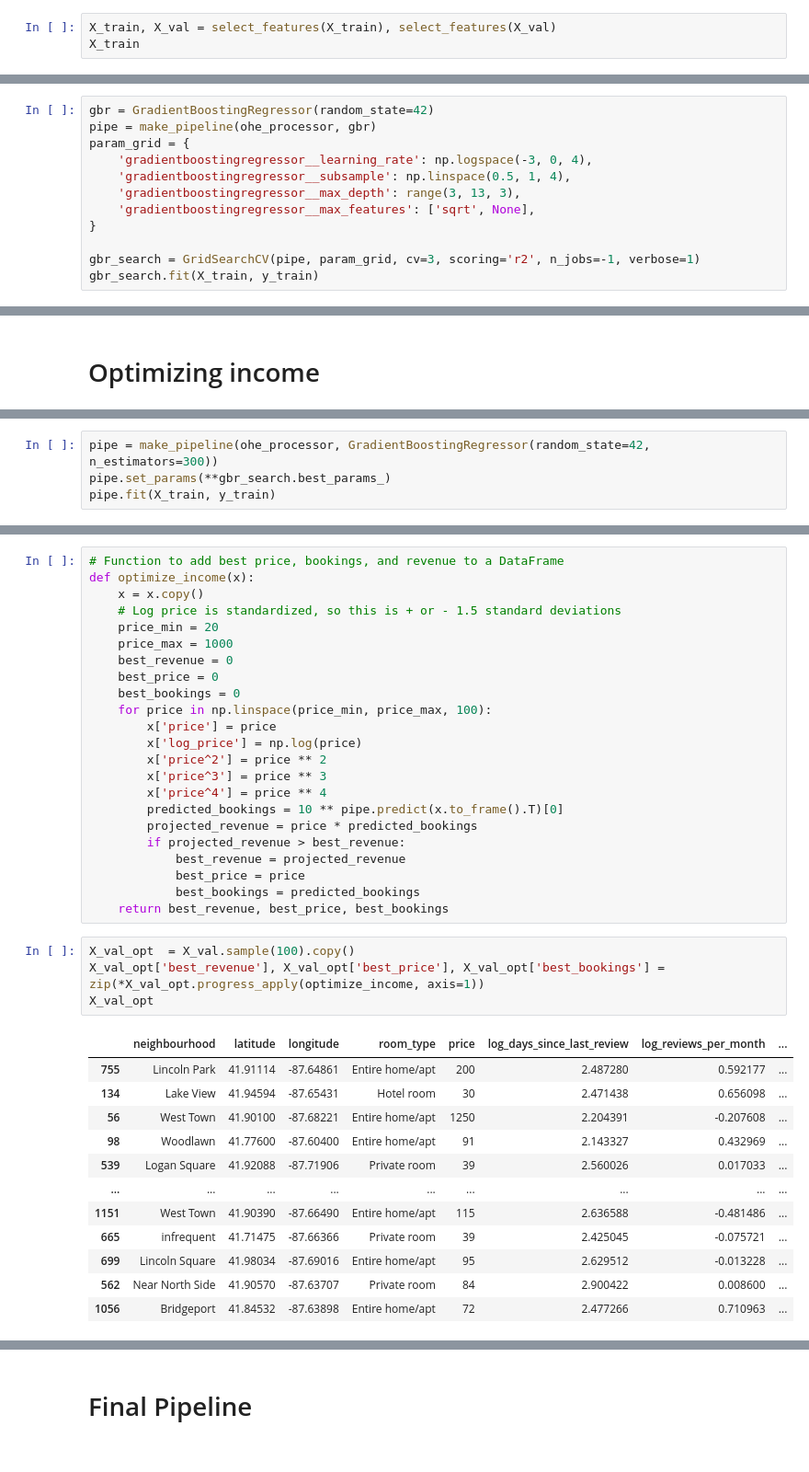
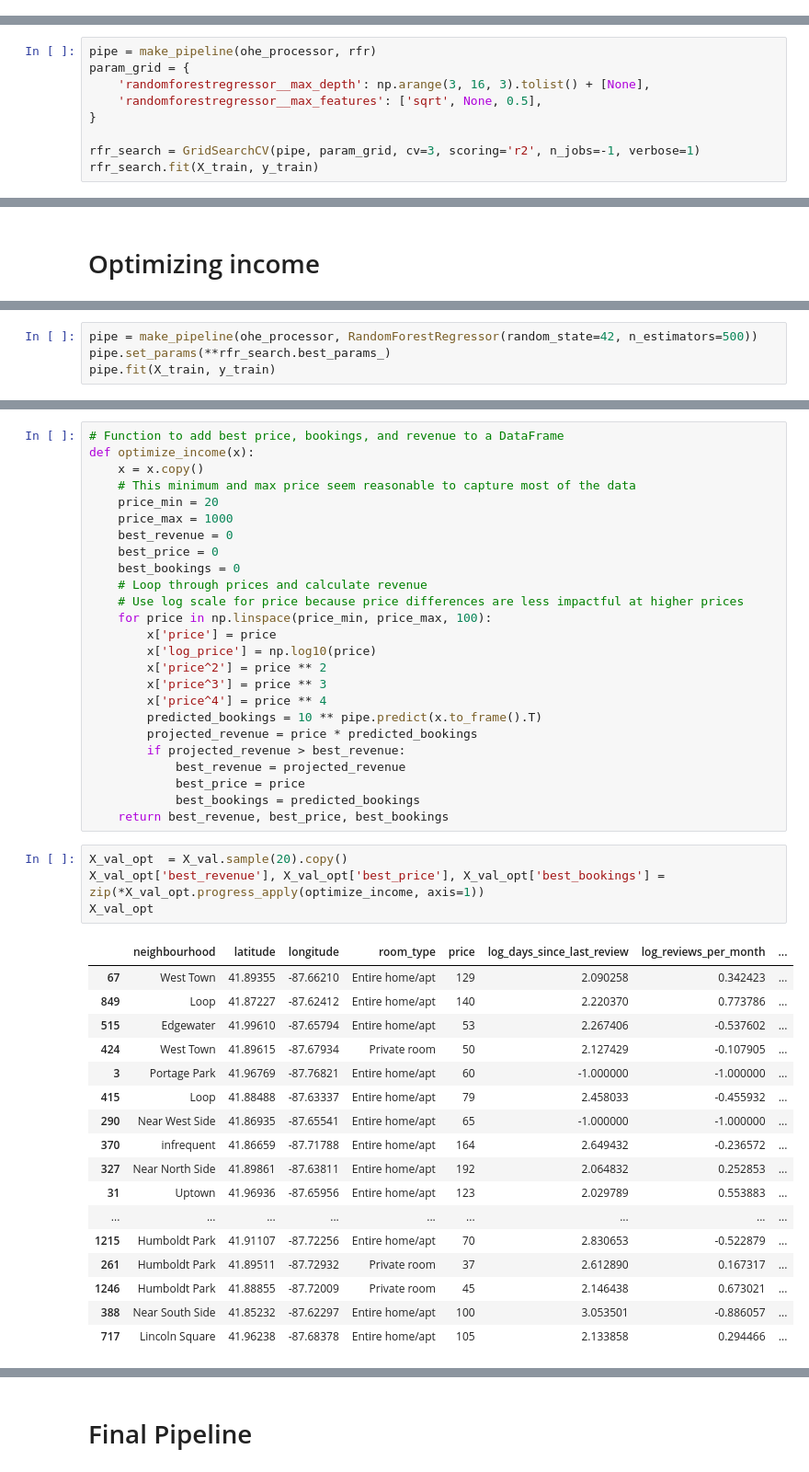
Before and after one commit to Feebami/Chicago_Airbnb_MLPipeline, a Jupyter notebook: model_training.ipynb, the cells around one changed output, grey strips where cells are left out. Shown: that part at 92% size. Cells and saved outputs as stored; diff of their text form.

```diff
--- a/model_training.ipynb
+++ b/model_training.ipynb
@@ -162,3 +143,0 @@ def select_features(df):
-# %%
-X_train, X_val = select_features(X_train), select_features(X_val)
-X_train
@@ -235,15 +200,12 @@ Random Forest Regressor is the best model for this dataset. Now I will tune the
 # %% [markdown]
 Random forests are scale invariant so I wont include the StandardScaler in the pipeline and I'll unscale the target.
 # %%
-gbr = GradientBoostingRegressor(random_state=42)
-pipe = make_pipeline(ohe_processor, gbr)
+pipe = make_pipeline(ohe_processor, rfr)
 param_grid = {
-    'gradientboostingregressor__learning_rate': np.logspace(-3, 0, 4),
-    'gradientboostingregressor__subsample': np.linspace(0.5, 1, 4),
-    'gradientboostingregressor__max_depth': range(3, 13, 3),
-    'gradientboostingregressor__max_features': ['sqrt', None],
+    'randomforestregressor__max_depth': np.arange(3, 16, 3).tolist() + [None],
+    'randomforestregressor__max_features': ['sqrt', None, 0.5],
 }
 
-gbr_search = GridSearchCV(pipe, param_grid, cv=3, scoring='r2', n_jobs=-1, verbose=1)
-gbr_search.fit(X_train, y_train)
+rfr_search = GridSearchCV(pipe, param_grid, cv=3, scoring='r2', n_jobs=-1, verbose=1)
+rfr_search.fit(X_train, y_train)
 # %% [output]
@@ -288,6 +247,6 @@ The income of a listing is the price * (365 - availability_365). To optimize the
 # %%
-pipe = make_pipeline(ohe_processor, GradientBoostingRegressor(random_state=42, n_estimators=300))
-pipe.set_params(**gbr_search.best_params_)
+pipe = make_pipeline(ohe_processor, RandomForestRegressor(random_state=42, n_estimators=500))
+pipe.set_params(**rfr_search.best_params_)
 pipe.fit(X_train, y_train)
 # %% [output]
 Pipeline(steps=[('columntransformer',
@@ -304,19 +261,21 @@ Pipeline(steps=[('columntransformer',
 # Function to add best price, bookings, and revenue to a DataFrame
 def optimize_income(x):
     x = x.copy()
-    # Log price is standardized, so this is + or - 1.5 standard deviations
+    # This minimum and max price seem reasonable to capture most of the data
     price_min = 20
     price_max = 1000
     best_revenue = 0
     best_price = 0
     best_bookings = 0
+    # Loop through prices and calculate revenue
+    # Use log scale for price because price differences are less impactful at higher prices
     for price in np.linspace(price_min, price_max, 100):
         x['price'] = price
-        x['log_price'] = np.log(price)
+        x['log_price'] = np.log10(price)
         x['price^2'] = price ** 2
         x['price^3'] = price ** 3
         x['price^4'] = price ** 4
-        predicted_bookings = 10 ** pipe.predict(x.to_frame().T)[0]
+        predicted_bookings = 10 ** pipe.predict(x.to_frame().T)
         projected_revenue = price * predicted_bookings
         if projected_revenue > best_revenue:
             best_revenue = projected_revenue
@@ -324,19 +283,24 @@ def optimize_income(x):
             best_bookings = predicted_bookings
     return best_revenue, best_price, best_bookings
 # %%
-X_val_opt  = X_val.sample(100).copy()
+X_val_opt  = X_val.sample(20).copy()
 X_val_opt['best_revenue'], X_val_opt['best_price'], X_val_opt['best_bookings'] = zip(*X_val_opt.progress_apply(optimize_income, axis=1))
 X_val_opt
 # %% [output]
 |  | neighbourhood | latitude | longitude | room_type | price | log_days_since_last_review | log_reviews_per_month | ... |
-| 755 | Lincoln Park | 41.91114 | -87.64861 | Entire home/apt | 200 | 2.487280 | 0.592177 | ... |
-| 134 | Lake View | 41.94594 | -87.65431 | Hotel room | 30 | 2.471438 | 0.656098 | ... |
-| 56 | West Town | 41.90100 | -87.68221 | Entire home/apt | 1250 | 2.204391 | -0.207608 | ... |
-| 98 | Woodlawn | 41.77600 | -87.60400 | Entire home/apt | 91 | 2.143327 | 0.432969 | ... |
-| 539 | Logan Square | 41.92088 | -87.71906 | Private room | 39 | 2.560026 | 0.017033 | ... |
+| 67 | West Town | 41.89355 | -87.66210 | Entire home/apt | 129 | 2.090258 | 0.342423 | ... |
+| 849 | Loop | 41.87227 | -87.62412 | Entire home/apt | 140 | 2.220370 | 0.773786 | ... |
+| 515 | Edgewater | 41.99610 | -87.65794 | Entire home/apt | 53 | 2.267406 | -0.537602 | ... |
+| 424 | West Town | 41.89615 | -87.67934 | Private room | 50 | 2.127429 | -0.107905 | ... |
+| 3 | Portage Park | 41.96769 | -87.76821 | Entire home/apt | 60 | -1.000000 | -1.000000 | ... |
+| 415 | Loop | 41.88488 | -87.63337 | Entire home/apt | 79 | 2.458033 | -0.455932 | ... |
+| 290 | Near West Side | 41.86935 | -87.65541 | Entire home/apt | 65 | -1.000000 | -1.000000 | ... |
+| 370 | infrequent | 41.86659 | -87.71788 | Entire home/apt | 164 | 2.649432 | -0.236572 | ... |
+| 327 | Near North Side | 41.89861 | -87.63811 | Entire home/apt | 192 | 2.064832 | 0.252853 | ... |
+| 31 | Uptown | 41.96936 | -87.65956 | Entire home/apt | 123 | 2.029789 | 0.553883 | ... |
 | ... | ... | ... | ... | ... | ... | ... | ... | ... |
-| 1151 | West Town | 41.90390 | -87.66490 | Entire home/apt | 115 | 2.636588 | -0.481486 | ... |
-| 665 | infrequent | 41.71475 | -87.66366 | Private room | 39 | 2.425045 | -0.075721 | ... |
-| 699 | Lincoln Square | 41.98034 | -87.69016 | Entire home/apt | 95 | 2.629512 | -0.013228 | ... |
-| 562 | Near North Side | 41.90570 | -87.63707 | Private room | 84 | 2.900422 | 0.008600 | ... |
-| 1056 | Bridgeport | 41.84532 | -87.63898 | Entire home/apt | 72 | 2.477266 | 0.710963 | ... |
+| 1215 | Humboldt Park | 41.91107 | -87.72256 | Entire home/apt | 70 | 2.830653 | -0.522879 | ... |
+| 261 | Humboldt Park | 41.89511 | -87.72932 | Private room | 37 | 2.612890 | 0.167317 | ... |
+| 1246 | Humboldt Park | 41.88855 | -87.72009 | Private room | 45 | 2.146438 | 0.673021 | ... |
+| 388 | Near South Side | 41.85232 | -87.62297 | Entire home/apt | 100 | 3.053501 | -0.886057 | ... |
+| 717 | Lincoln Square | 41.96238 | -87.68378 | Entire home/apt | 105 | 2.133858 | 0.294466 | ... |
```
Also changed, not shown: parts of 28 cells of this notebook, 3 other files.
